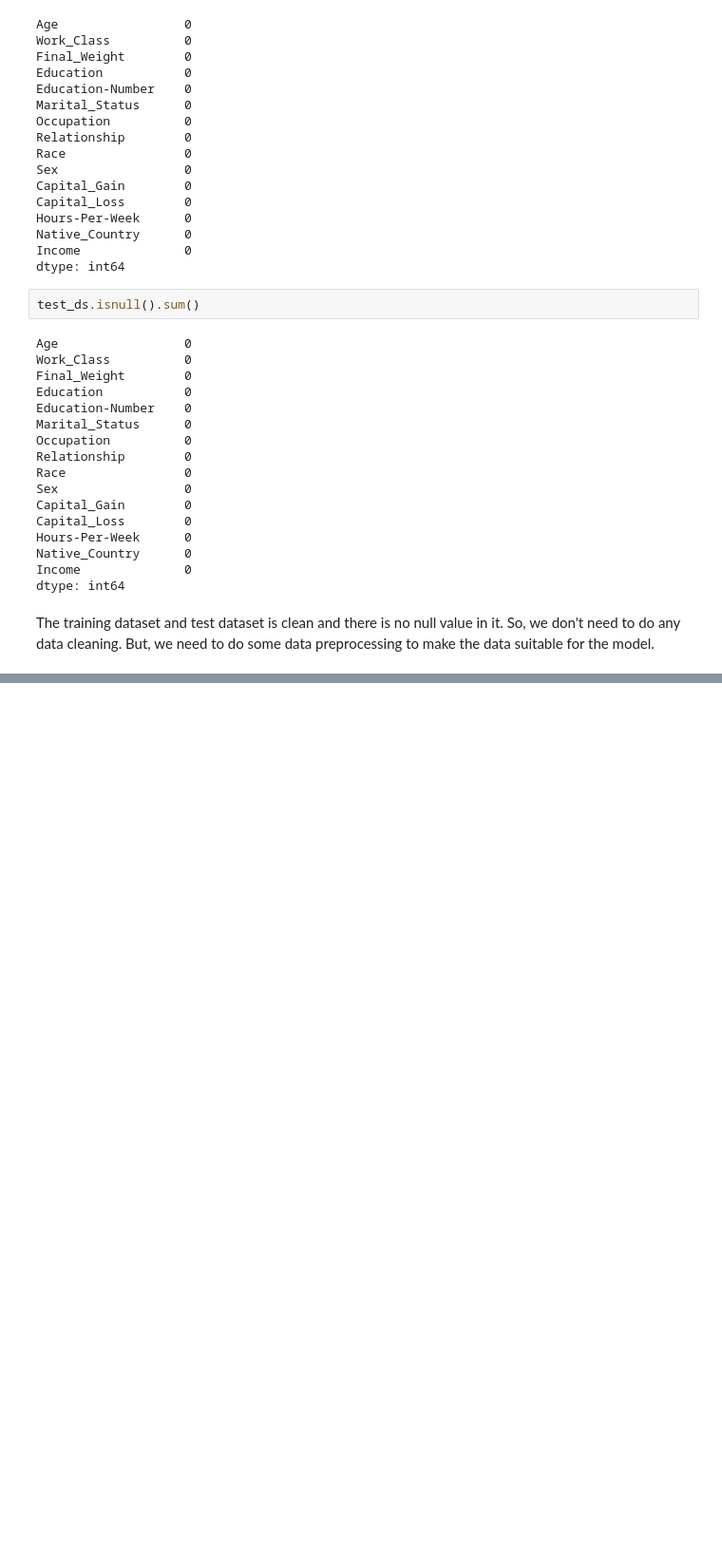
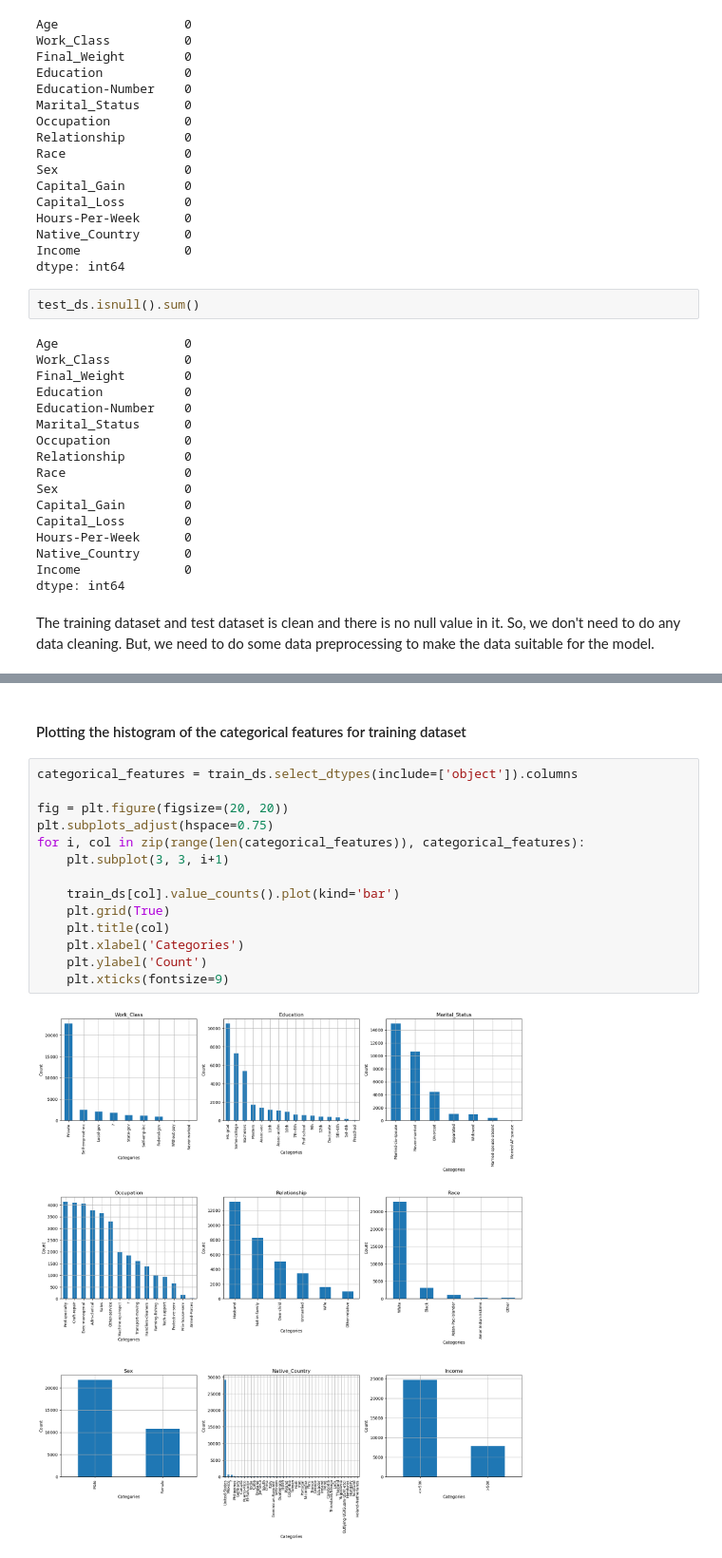
Before and after one commit to ErfanRasti/DataMining-Projects, a Jupyter notebook: ClassificationProject/main.ipynb, the cells around one changed output, grey strips where cells are left out. Shown: that part at 95% size. Saved outputs shown, nothing was run; the diff lists cells and outputs as text; blank space fills up the shorter version.

```diff
--- a/ClassificationProject/main.ipynb
+++ b/ClassificationProject/main.ipynb
@@ -93,0 +128,18 @@ The training dataset and test dataset is clean and there is no null value in it.
+# %% [markdown]
+#### Plotting the histogram of the categorical features for training dataset
+# %%
+categorical_features = train_ds.select_dtypes(include=['object']).columns
+
+fig = plt.figure(figsize=(20, 20))
+plt.subplots_adjust(hspace=0.75)
+for i, col in zip(range(len(categorical_features)), categorical_features):
+    plt.subplot(3, 3, i+1)
+
+    train_ds[col].value_counts().plot(kind='bar')
+    plt.grid(True)
+    plt.title(col)
+    plt.xlabel('Categories')
+    plt.ylabel('Count')
+    plt.xticks(fontsize=9)
+# %% [output]
+[figure, added]
```
Also changed, not shown: parts of 7 cells of this notebook.
